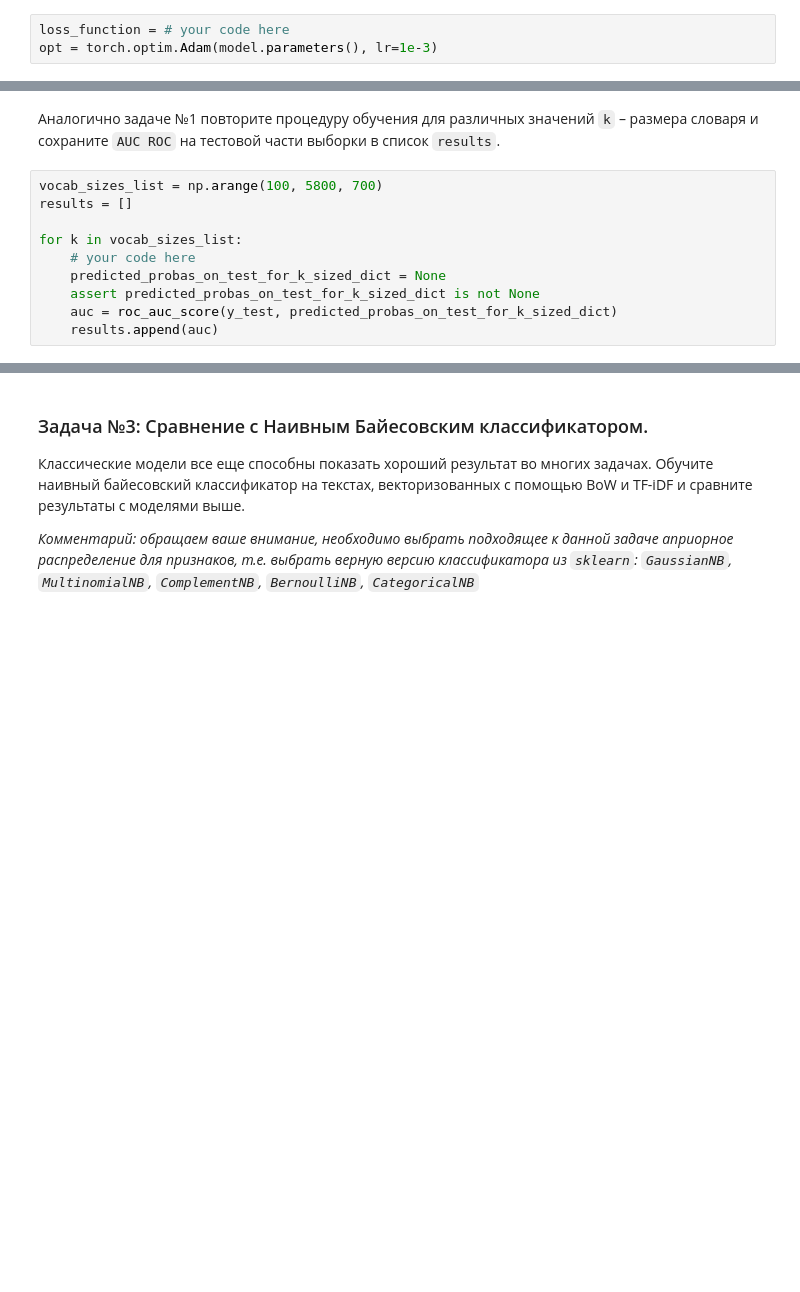
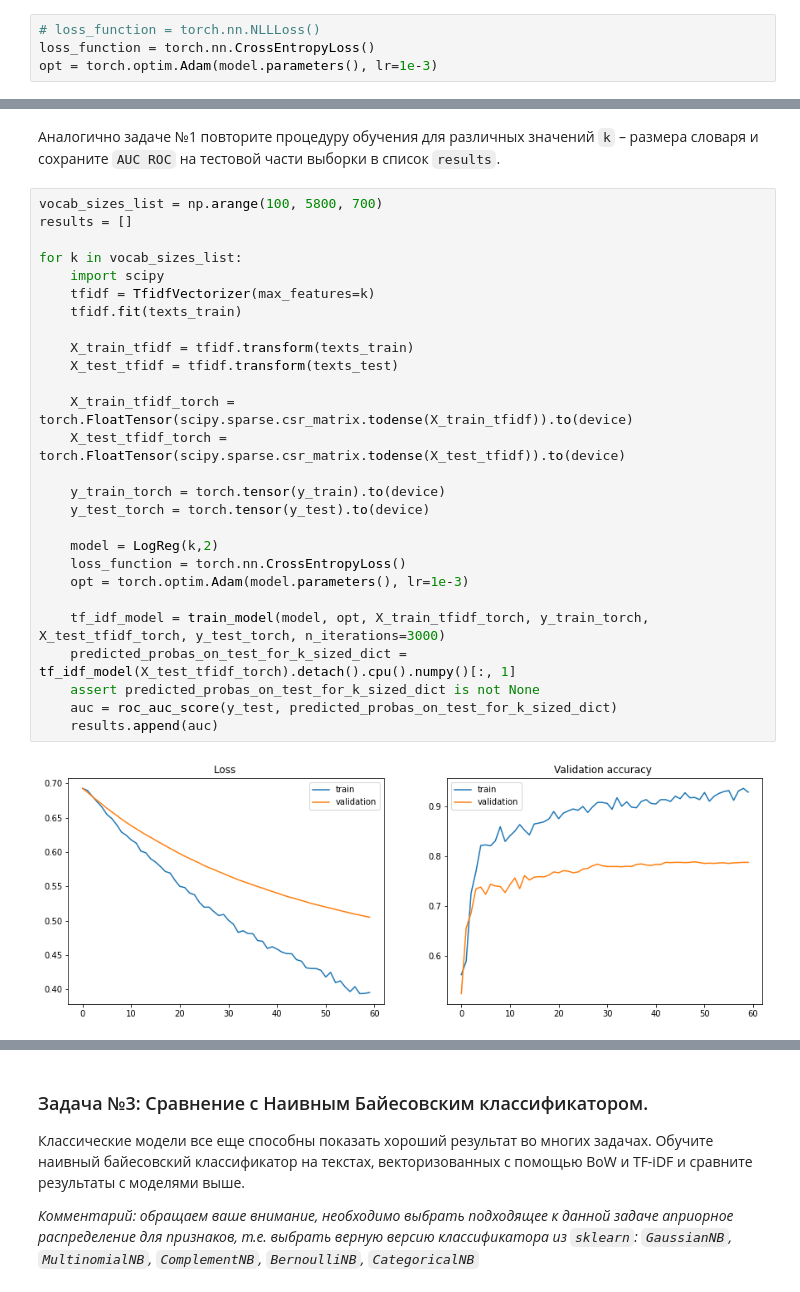
Before and after one commit to shinobu9/mipt-ml-course, a Jupyter notebook: homeworks_advanced/assignment01_text_classification/assignment01.ipynb, the cells around one changed output, grey strips where cells are left out. Saved outputs shown, nothing was run; the diff lists cells and outputs as text; blank space fills up the shorter version.

```diff
--- a/homeworks_advanced/assignment01_text_classification/assignment01.ipynb
+++ b/homeworks_advanced/assignment01_text_classification/assignment01.ipynb
@@ -161,5 +170,6 @@ model = # your code here
 # %% [markdown]
 Не забывайте о функциях потерь: `nn.CrossEntropyLoss` объединяет в себе `LogSoftMax` и `NLLLoss`. Также не забывайте о необходимости перенести тензоры на используемый `device`.
 # %%
-loss_function = # your code here
+# loss_function = torch.nn.NLLLoss()
+loss_function = torch.nn.CrossEntropyLoss()
 opt = torch.optim.Adam(model.parameters(), lr=1e-3)
@@ -306,15 +352,34 @@ assert out_dict['tf_idf_nn_torch_test'] >= out_dict['bow_nn_torch_test'], 'AUC R
 # %% [markdown]
 Аналогично задаче №1 повторите процедуру обучения для различных значений `k` – размера словаря и сохраните `AUC ROC` на тестовой части выборки в список `results`.
-# %%
-vocab_sizes_list = np.arange(100, 5800, 700)
-results = []
-
-for k in vocab_sizes_list:
-    # your code here
-    predicted_probas_on_test_for_k_sized_dict = None
-    assert predicted_probas_on_test_for_k_sized_dict is not None
-    auc = roc_auc_score(y_test, predicted_probas_on_test_for_k_sized_dict)
-    results.append(auc)
+# %%
+vocab_sizes_list = np.arange(100, 5800, 700)
+results = []
+
+for k in vocab_sizes_list:
+    import scipy
+    tfidf = TfidfVectorizer(max_features=k)
+    tfidf.fit(texts_train)
+
+    X_train_tfidf = tfidf.transform(texts_train)
+    X_test_tfidf = tfidf.transform(texts_test)
+
+    X_train_tfidf_torch = torch.FloatTensor(scipy.sparse.csr_matrix.todense(X_train_tfidf)).to(device)
+    X_test_tfidf_torch = torch.FloatTensor(scipy.sparse.csr_matrix.todense(X_test_tfidf)).to(device)
+
+    y_train_torch = torch.tensor(y_train).to(device)
+    y_test_torch = torch.tensor(y_test).to(device)
+
+    model = LogReg(k,2)
+    loss_function = torch.nn.CrossEntropyLoss()
+    opt = torch.optim.Adam(model.parameters(), lr=1e-3)
+
+    tf_idf_model = train_model(model, opt, X_train_tfidf_torch, y_train_torch, X_test_tfidf_torch, y_test_torch, n_iterations=3000)
+    predicted_probas_on_test_for_k_sized_dict = tf_idf_model(X_test_tfidf_torch).detach().cpu().numpy()[:, 1]
+    assert predicted_probas_on_test_for_k_sized_dict is not None
+    auc = roc_auc_score(y_test, predicted_probas_on_test_for_k_sized_dict)
+    results.append(auc)
+# %% [output]
+[figure, added]
 # %%
 # do not change the code in the block below
 # __________start of block__________
```
Also changed, not shown: parts of 31 cells of this notebook.
